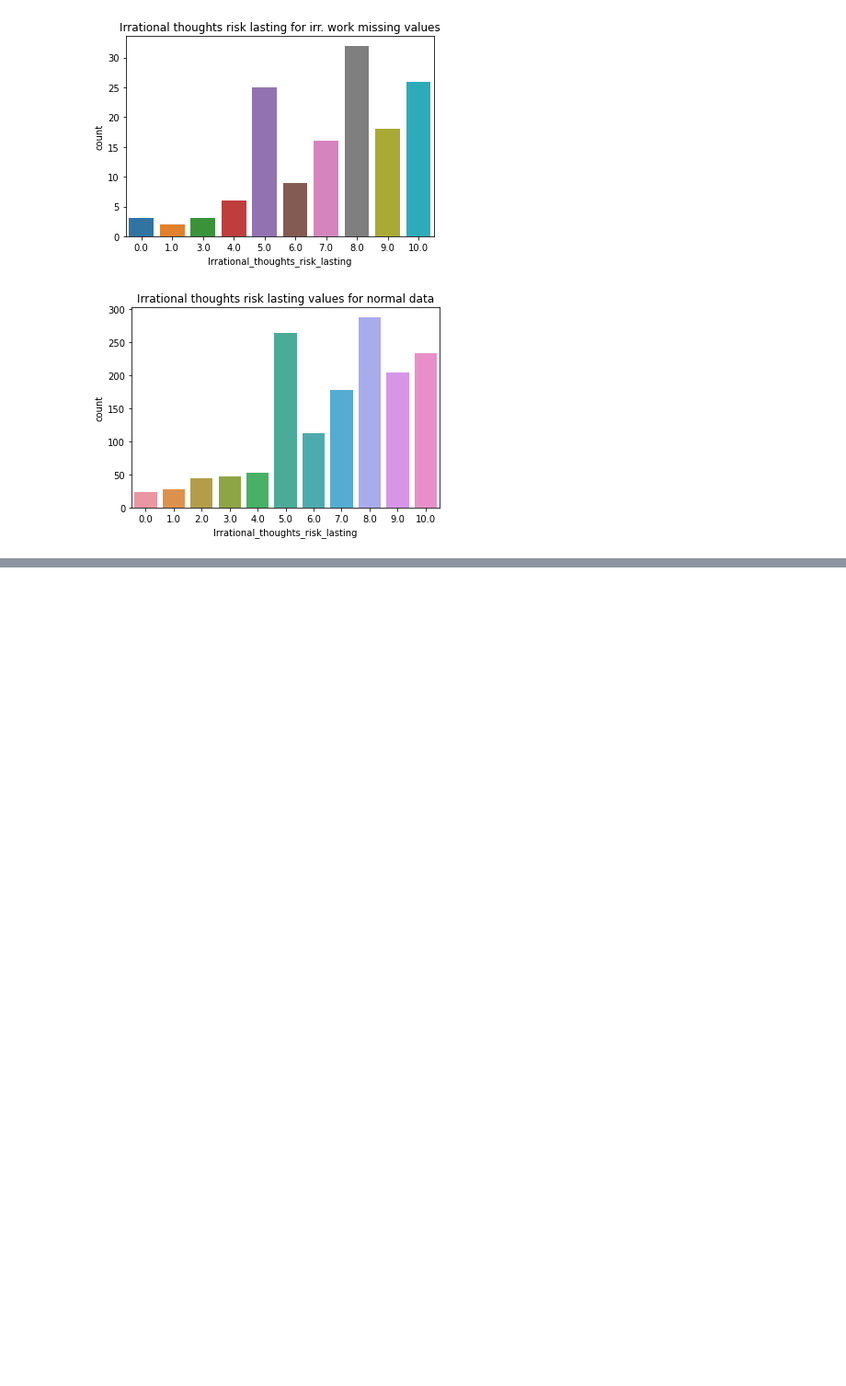
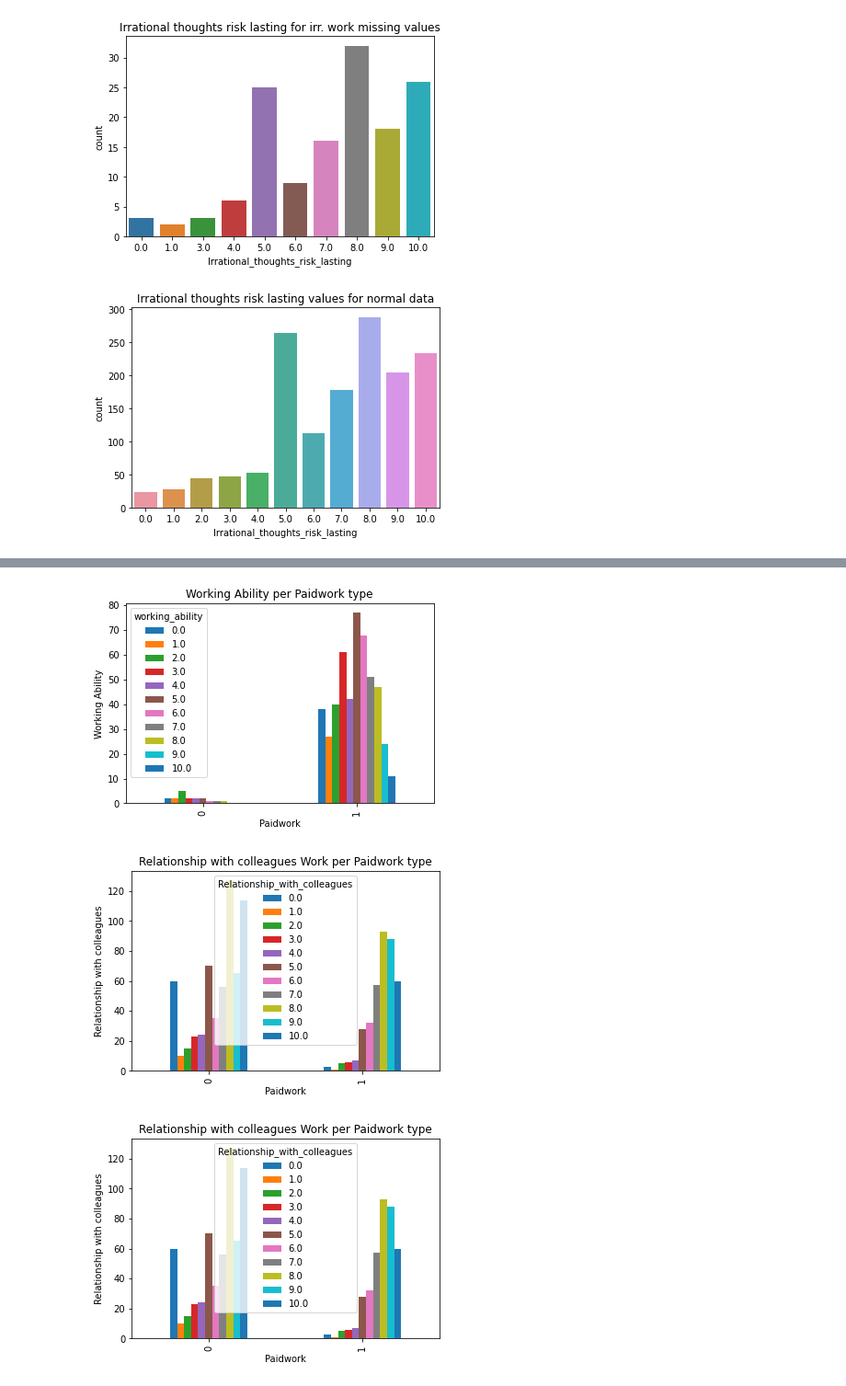
Before and after one commit to WALEX2000/DataScience-Project, a Jupyter notebook: src/dataExploration.ipynb, the cells around one changed output, grey strips where cells are left out. Shown: that part at 92% size. Saved outputs shown, nothing was run; the diff lists cells and outputs as text; code cells hidden in the pictures; blank space fills up the shorter version.

```diff
--- a/src/dataExploration.ipynb
+++ b/src/dataExploration.ipynb
@@ -204,0 +240,22 @@ plt.show()
+# %%
+crosstab = pd.crosstab(data.Paidwork,data.working_ability).plot(kind='bar')
+plt.title('Working Ability per Paidwork type')
+plt.xlabel('Paidwork')
+plt.ylabel('Working')
+plt.show()
+
+crosstab = pd.crosstab(data.Paidwork,data.Relationship_with_colleagues).plot(kind='bar')
+plt.title('Relationship with colleagues Work per Paidwork type')
+plt.xlabel('Paidwork')
+plt.ylabel('Relationship with colleagues')
+plt.show()
+
+crosstab = pd.crosstab(data.Paidwork,data.Relationship_with_colleagues).plot(kind='bar')
+plt.title('Relationship with colleagues Work per Paidwork type')
+plt.xlabel('Paidwork')
+plt.ylabel('Relationship with colleagues')
+plt.show()
+# %% [output]
+[figure, added]
+[figure, added]
+[figure, added]
```
Also changed, not shown: parts of 3 cells of this notebook, 2 other files.
